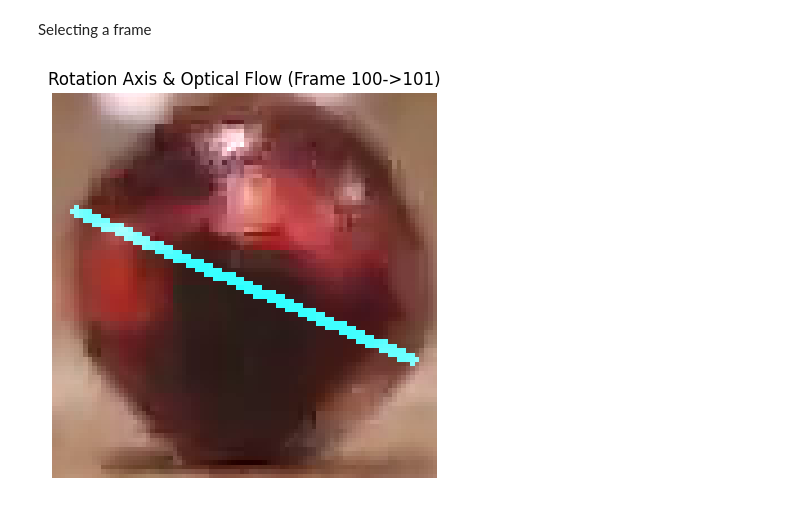
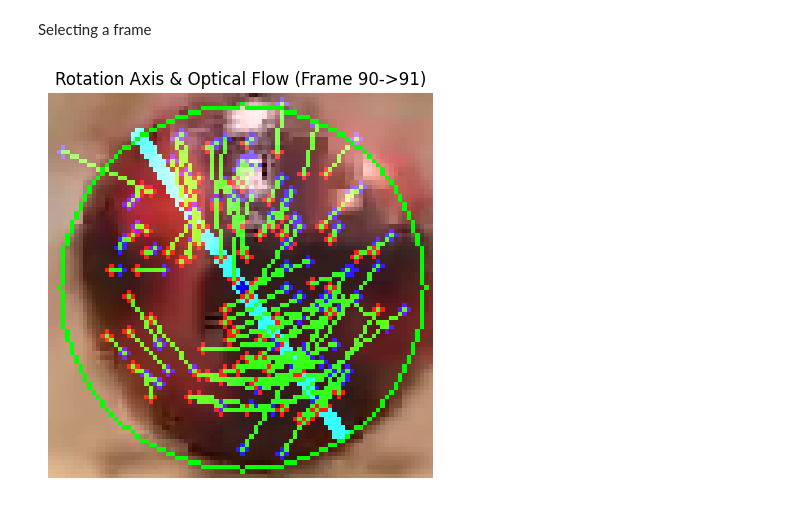
Before and after one commit to CorraPiano/bowling-analysis, a Jupyter notebook: notebook/spin/Spin_2.ipynb, the cells around one changed output. Saved outputs shown, nothing was run; the diff lists cells and outputs as text; code cells hidden in the pictures.

Commit message:
added spin notebooks

```diff
--- a/notebook/spin/Spin_2.ipynb
+++ b/notebook/spin/Spin_2.ipynb
@@ -16,7 +16,7 @@ from matplotlib import pyplot as plt
 VIDEO_NUMBER = "3"
 PROJECT_ROOT = Path().resolve().parent.parent
 INPUT_VIDEO_PATH = str(PROJECT_ROOT / "data" / f"recording_{VIDEO_NUMBER}" / f"Recording_{VIDEO_NUMBER}.mp4")
-INPUT_CSV_PATH = str(PROJECT_ROOT / "notebook" / "ball_detection" / "intermediate_data" / f"Circle_positions_cleaned_{VIDEO_NUMBER}.csv")
+INPUT_CSV_PATH = str(PROJECT_ROOT / "data" / "auxiliary_data" / "circle_positions" / f"Adjusted_positions_new_{VIDEO_NUMBER}.csv")
 # %%
 # Load video and CSV
 cap = cv2.VideoCapture(INPUT_VIDEO_PATH)
@@ -29,7 +29,7 @@ if df.empty:
 Selecting a frame
 # %%
 # Select frame and next frame
-frame_number = 100
+frame_number = 90
 cap.set(cv2.CAP_PROP_POS_FRAMES, frame_number)
 ret, frame1 = cap.read()
 if not ret:
@@ -62,9 +62,9 @@ center_roi = np.array([ball_center[0] - x_min, ball_center[1] - y_min])
 # Generate 100 random points inside the circular ROI
 h, w = gray1.shape
 points = []
-while len(points) < 1000:
+while len(points) < 100:
     x, y = np.random.randint(0, w), np.random.randint(0, h)
-    if (x - center_roi[0])**2 + (y - center_roi[1])**2 <= ball_radius**2:
+    if (x - center_roi[0])**2 + (y - center_roi[1])**2 <= (ball_radius*0.8)**2:
         points.append([x, y])
 p0 = np.array(points, dtype=np.float32).reshape(-1,1,2)
 
@@ -106,32 +106,37 @@ axis = axis / (2 * np.sin(theta))
 axis = axis / np.linalg.norm(axis)
 # %%
 # prepare visualization overlay
-mask = np.zeros_like(roi2)
+mask = np.zeros_like(roi1)
 # project axis to image plane (ignore z)
 a2d = axis[:2]
 a2d = a2d / np.linalg.norm(a2d)
 # draw axis line through center_roi
 length = ball_radius
 pt1 = (center_roi + a2d * length).astype(int)
 pt2 = (center_roi - a2d * length).astype(int)
 cv2.line(mask, tuple(pt1), tuple(pt2), (255,255,0), 2)
 
 # draw tracked vectors
 for ((new_pt,), (old_pt,), s) in zip(p1, p0, status):
     if s[0] == 1:
         c = tuple(old_pt.astype(int))
         a = tuple(new_pt.astype(int))
-        #cv2.circle(mask, c, 1, (0,0,255), -1)
-        #cv2.circle(mask, a, 1, (255,0,0), -1)
-        #cv2.line(mask, c, a, (0, 255, 0), 1)
+        cv2.circle(mask, c, 1, (0,0,255), -1)
+        cv2.circle(mask, a, 1, (255,0,0), -1)
+        cv2.line(mask, c, a, (0, 255, 0), 1)
 
 # overlay and display
-output_roi = cv2.addWeighted(roi2, 1, mask, 1, 0)
+output_roi = cv2.addWeighted(roi1, 1, mask, 1, 0)
 output_rgb = cv2.cvtColor(output_roi, cv2.COLOR_BGR2RGB)
+
+# show the ball center
+cv2.circle(output_rgb, tuple(center_roi), 1, (0, 0, 255), -1)
+# show the ball radius
+cv2.circle(output_rgb, tuple(center_roi), ball_radius, (0, 255, 0), 1)
 plt.figure(figsize=(5,5))
 plt.imshow(output_rgb)
 plt.axis('off')
 plt.title(f'Rotation Axis & Optical Flow (Frame {frame_number}->{frame_number+1})')
 plt.show()
 # %% [output]
-[figure, old version]
+[figure, new version]
```
Also changed, not shown: parts of 1 cell of this notebook, 8 other files.
